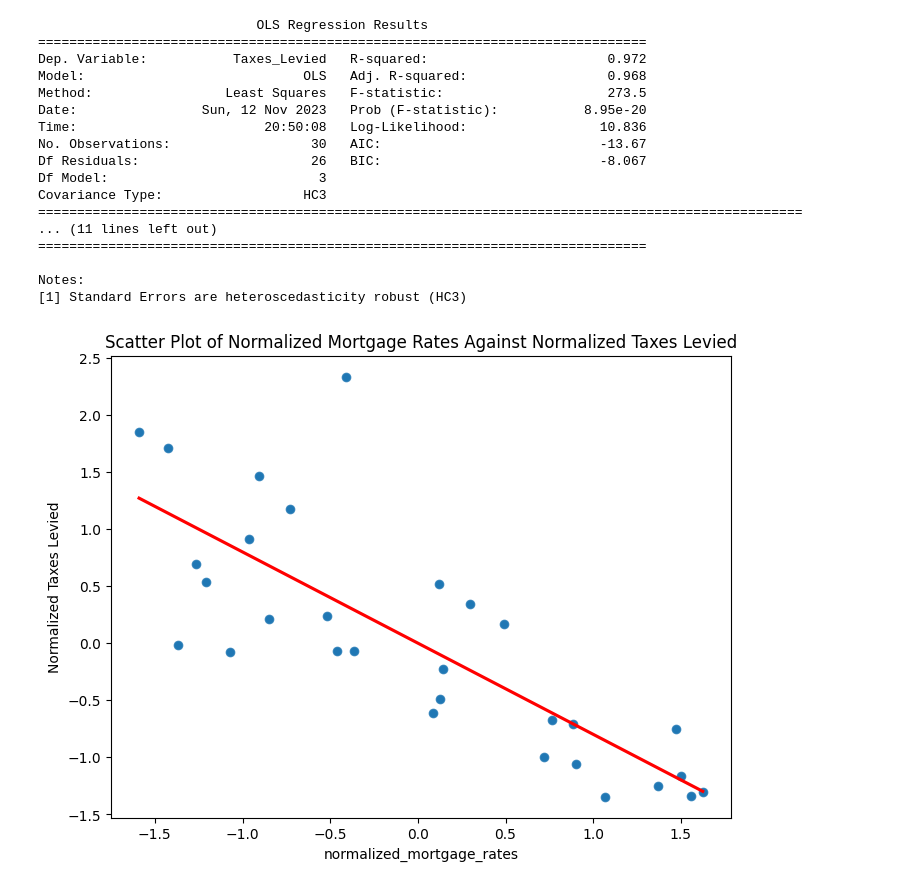
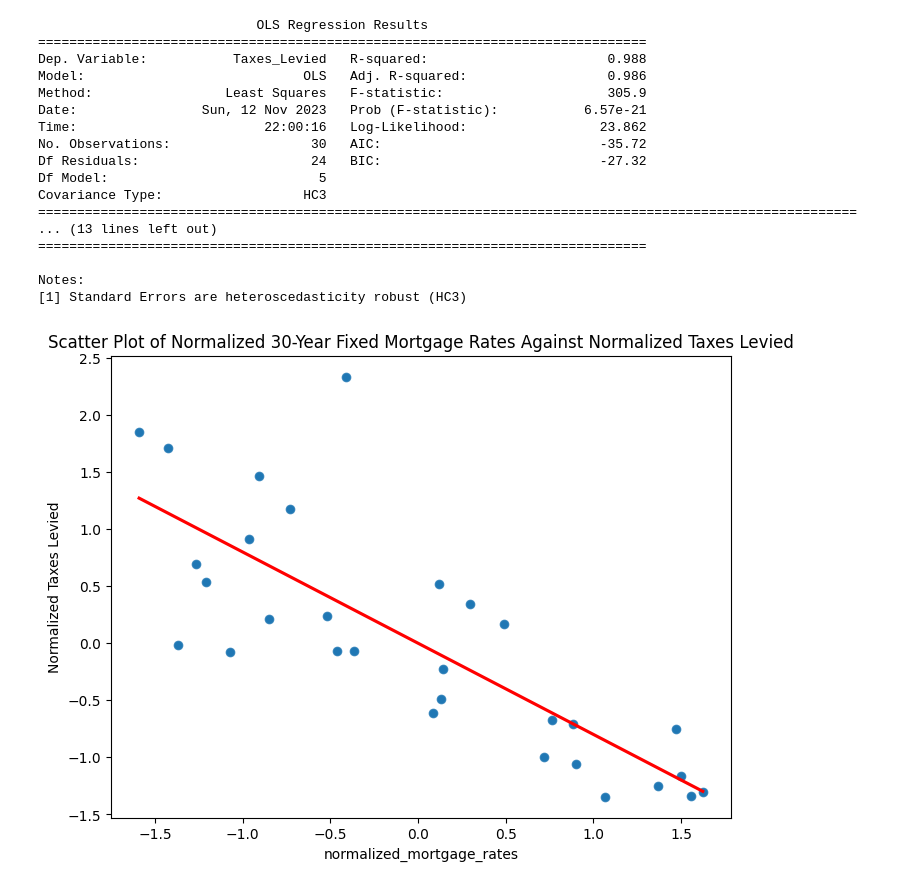
Before and after one commit to dramirez37/research, a Jupyter notebook: Regression/RealAnalysis.ipynb, the cells around one changed output. Cells and saved outputs as stored; diff of their text form; code cells hidden in the pictures.

```diff
--- a/Regression/RealAnalysis.ipynb
+++ b/Regression/RealAnalysis.ipynb
@@ -6,7 +6,7 @@ import seaborn as sns
 import matplotlib.pyplot as plt
 
 maindata = pd.read_excel("/workspaces/research/Regression/Metrics Research Project Extracted Data (1).xlsx")
-maindata.columns = ['Taxes_Levied', 'Florida_Resident_Population', 'Florida_Housing_Price_Index', 'Mortgage_Rates']
+maindata.columns = ['Taxes_Levied', 'Florida_Resident_Population', 'Florida_Housing_Price_Index', 'Mortgage_Rates', 'Unemployment_Rates', 'Per_Capita_Personal_Income']
 maindata = maindata.apply(pd.to_numeric)
 maindata['Taxes_Levied'] = maindata['Taxes_Levied'].astype(float)
 
@@ -24,15 +24,23 @@ std_housing_price_index = np.std(maindata['Florida_Housing_Price_Index'])
 mean_population = np.mean(maindata['Florida_Resident_Population'])
 std_population = np.std(maindata['Florida_Resident_Population'])
 
+mean_unemployment_rates = np.mean(maindata['Unemployment_Rates'])
+std_unemployment_rates = np.std(maindata['Unemployment_Rates'])
+
+mean_per_capita_personal_income = np.mean(maindata['Per_Capita_Personal_Income'])
+std_per_capita_personal_income = np.std(maindata['Per_Capita_Personal_Income'])
+
 # Normalize the data
 normalized_Taxes_Levied = (maindata['Taxes_Levied'] - mean_taxes_levied) / std_taxes_levied
 normalized_mortgage_rates = (maindata['Mortgage_Rates'] - mean_mortgage_rate) / std_mortgage_rate
 normalized_housing_price_index = (maindata['Florida_Housing_Price_Index'] - mean_housing_price_index) / std_housing_price_index
 normalized_population = (maindata['Florida_Resident_Population'] - mean_population) / std_population
+normalized_unemployment_rates = (maindata['Unemployment_Rates'] - mean_unemployment_rates) / std_unemployment_rates
+normalized_per_capita_personal_income = (maindata['Per_Capita_Personal_Income'] - mean_per_capita_personal_income) / std_per_capita_personal_income
 
 # Create a NumPy array of the normalized independent variables and add intercept
-X = np.column_stack((np.ones(len(maindata)), normalized_mortgage_rates, normalized_housing_price_index, normalized_population))
-X_df = pd.DataFrame(X, columns=['Intercept', 'normalized_mortgage_rates', 'normalized_housing_price_index', 'normalized_population'])
+X = np.column_stack((np.ones(len(maindata)), normalized_mortgage_rates, normalized_housing_price_index, normalized_population, normalized_unemployment_rates, normalized_per_capita_personal_income))
+X_df = pd.DataFrame(X, columns=['Intercept', 'normalized_mortgage_rates', 'normalized_housing_price_index', 'normalized_population', 'normalized_unemployment_rates', 'normalized_per_capita_personal_income'])
 
 # Use the entire dataset as both X and endog
 X_train = X_df
@@ -44,46 +52,48 @@ model = sm.OLS(endog=y_train, exog=X_train).fit(cov_type='HC3')  # Use 'HC3' for
 # Fit the model to the entire dataset
 results = model.summary()
 print(results)
 
 # Plot scatter plots for each variable against the dependent variable with regression lines
-variables = ['normalized_mortgage_rates', 'normalized_housing_price_index', 'normalized_population']
+variables = ['normalized_mortgage_rates', 'normalized_housing_price_index', 'normalized_population', 'normalized_unemployment_rates', 'normalized_per_capita_personal_income']
 titles = [
-    'Scatter Plot of Normalized Mortgage Rates Against Normalized Taxes Levied',
+    'Scatter Plot of Normalized 30-Year Fixed Mortgage Rates Against Normalized Taxes Levied',
     'Scatter Plot of Normalized Florida Housing Price Index Against Normalized Taxes Levied',
-    'Scatter Plot of Normalized Florida Resident Population Against Normalized Taxes Levied'
+    'Scatter Plot of Normalized Florida Resident Population Against Normalized Taxes Levied',
+    'Scatter Plot of Normalized Unemployment Rate in Orlando-Kissimmee-Sanford Against Normalized Taxes Levied',
+    'Scatter Plot of Normalized Per Capita Personal Income in Orlando-Kissimmee-Sanford Against Normalized Taxes Levied'
 ]
 
 for variable, title in zip(variables, titles):
     plt.figure(figsize=(8, 6))
 
     # Scatter plot
     sns.scatterplot(x=X_train[variable], y=y_train)
 
     # Regression line
     sns.regplot(x=X_train[variable], y=y_train, ci=None, line_kws={'color': 'red'})
 
     plt.title(title)
     plt.xlabel(variable)
     plt.ylabel('Normalized Taxes Levied')
     plt.show()
 # %% [output]
                             OLS Regression Results
 ==============================================================================
-Dep. Variable:           Taxes_Levied   R-squared:                       0.972
-Model:                            OLS   Adj. R-squared:                  0.968
-Method:                 Least Squares   F-statistic:                     273.5
-Date:                Sun, 12 Nov 2023   Prob (F-statistic):           8.95e-20
-Time:                        20:50:08   Log-Likelihood:                 10.836
-No. Observations:                  30   AIC:                            -13.67
-Df Residuals:                      26   BIC:                            -8.067
-Df Model:                           3
+Dep. Variable:           Taxes_Levied   R-squared:                       0.988
+Model:                            OLS   Adj. R-squared:                  0.986
+Method:                 Least Squares   F-statistic:                     305.9
+Date:                Sun, 12 Nov 2023   Prob (F-statistic):           6.57e-21
+Time:                        22:00:16   Log-Likelihood:                 23.862
+No. Observations:                  30   AIC:                            -35.72
+Df Residuals:                      24   BIC:                            -27.32
+Df Model:                           5
 Covariance Type:                  HC3
-==================================================================================================
-... (11 lines left out)
+=========================================================================================================
+... (13 lines left out)
 ==============================================================================
 
 Notes:
 [1] Standard Errors are heteroscedasticity robust (HC3)
-[figure, old version]
+[figure, new version]
 [figure]
 [figure]
```
Also changed, not shown: parts of 1 cell of this notebook, 1 other file.
